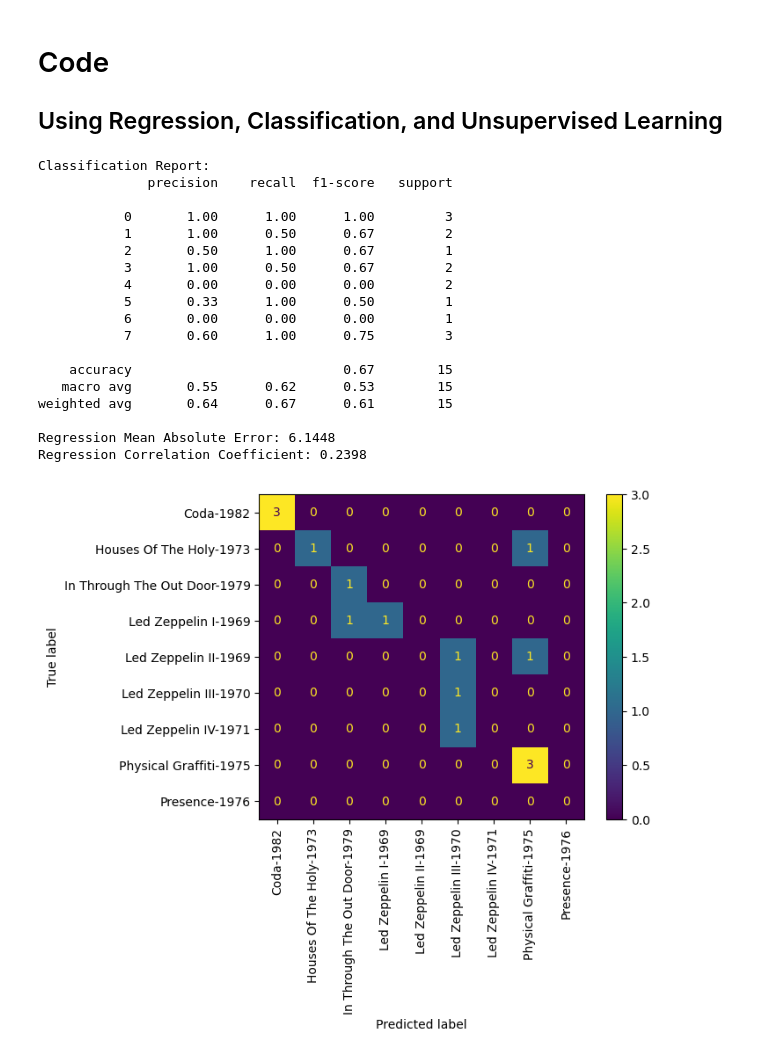
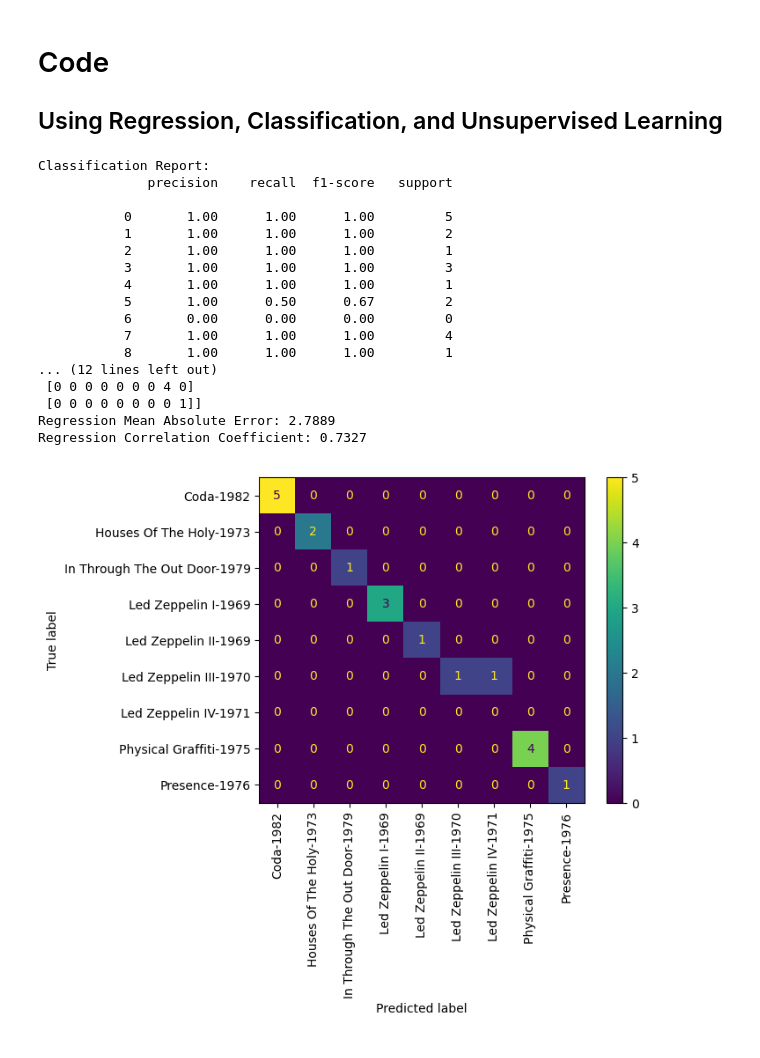
Before and after one commit to Prokope45/CC535-Projects, a Jupyter notebook: Data Science/FinalProject/led_zeppelin_analysis copy.ipynb, the cells around one changed output. Saved outputs shown, nothing was run; the diff lists cells and outputs as text; code cells hidden in the pictures.

Commit message:
Update LedZeppelin.csv file and analysis notebook

```diff
--- a/Data Science/FinalProject/led_zeppelin_analysis copy.ipynb
+++ b/Data Science/FinalProject/led_zeppelin_analysis copy.ipynb
@@ -48,12 +48,27 @@ from sklearn.decomposition import PCA
 import matplotlib.pyplot as plt
 import seaborn
 
-seed = 28
+seed = 42
+test_set_size = 0.25
 
 # Load the dataset
 df = pd.read_csv("LedZeppelin.csv")
 
-# Extract year from the 'Class' column; set as separate column in regression_df
+# Select features for analysis
+selected_features = [
+    "Path", "Class",
+    "Quotation length mean", "Quotation length stddev", "Coleman–Liau index", "Emotion circumplex",
+    "Total number of words", "Word diversity", "Automated readability index",
+    "positive words frequency", "negative words frequency", "happiness words frequency", "happy words frequency",
+    "Soundex diversity", "Soundex homogeneity mean", "Soundex homogeneity StdDev",
+    "Sentence length mean", "Sentiment mean", "Sentiment stddev",
+    "Word homogeneity mean", "Word homogeneity StdDev",
+    "Sentiment skewness", "Sentiment maximum difference", "Sentiment mean difference",
+    "Lemma diversity"
+]
+df = df[selected_features]
+
+# Extract year from the 'Class' column; set as separate column in regression_df for regression model
 regression_df = df
 regression_df["Year"] = df["Class"].str.extract(r'(\d{4})').astype(int)
 
@@ -70,7 +85,7 @@ df = df.drop(["Class", "Path"], axis=1)
 # Classification: Predicting 'Class' (album) from lyrical features
 # Opted to use `train_test_split` to allow for reproducibility
 x_train, x_test, y_train, y_test = train_test_split(
-    df, df["Class_Label"], test_size=0.20, random_state=seed
+    df, df["Class_Label"], test_size=test_set_size, random_state=seed
 )
 
 # Train a Random Forest Classifier
@@ -87,6 +102,7 @@ album_names = label_encoder.inverse_transform(df["Class_Label"].unique())
 
 # Confusion Matrix with album names
 conf_matrix = confusion_matrix(y_test, y_pred, labels=df["Class_Label"].unique())
+
 ConfusionMatrixDisplay(
     confusion_matrix=conf_matrix, display_labels=album_names
 ).plot(xticks_rotation="vertical")
@@ -98,7 +114,7 @@ regression_df = regression_df.drop(["Class", "Path"], axis=1)
 x = regression_df.drop("Year", axis=1)
 
 x_train_reg, x_test_reg, y_train_reg, y_test_reg = train_test_split(
-    x, regression_df["Year"], test_size=0.20, random_state=seed
+    x, regression_df["Year"], test_size=test_set_size, random_state=seed
 )
 
 regressor = LinearRegression()
@@ -165,58 +181,72 @@ plt.grid(True)
 plt.show()
 
 ####################################################################################################################################
-''' Group the data by Year to calculate statistics (mean, std, etc.) '''
+''' Group the data by Year to calculate statistics (mean, & std) '''
 
 # Group key features by year and aggregate mean and standard deviation for each
 lyrics_progression = df.groupby("Year").agg({
     "Word diversity": ["mean", "std"],
     "Sentiment mean": ["mean", "std"],
-    "Sentence length mean": ["mean", "std"]
+    "Sentence length mean": ["mean", "std"],
+    "Quotation length mean": ["mean", "std"],
+    "Word homogeneity mean": ["mean", "std"],
+    "Soundex homogeneity mean": ["mean", "std"],
 }).reset_index()
 
 # Flatten the column names (multi-level index) from the aggregation
 lyrics_progression.columns = [
     "Year",
     "Word Diversity Mean", "Word Diversity Std",
     "Sentiment Mean", "Sentiment Std",
-    "Sentence Length Mean", "Sentence Length Std"
+    "Sentence Length Mean", "Sentence Length Std",
+    "Quotation length mean", "Quotation length stddev",
+    "Word homogeneity mean", "Word homogeneity StdDev",
+    "Soundex homogeneity mean", "Soundex homogeneity StdDev",
 ]
 
 # Plot the progression of lyrics over the years
 plt.figure(figsize=(10, 6))
 seaborn.lineplot(
     data=lyrics_progression, x="Year", y="Word Diversity Mean", label="Word Diversity Mean", color="blue"
 )
 seaborn.lineplot(
     data=lyrics_progression, x="Year", y="Sentiment Mean", label="Sentiment Mean", color="green"
 )
 seaborn.lineplot(
     data=lyrics_progression, x="Year", y="Sentence Length Mean", label="Sentence Length Mean", color="red"
 )
+seaborn.lineplot(
+    data=lyrics_progression, x="Year", y="Quotation length mean", label="Quotation length mean", color="purple"
+)
+seaborn.lineplot(
+    data=lyrics_progression, x="Year", y="Word homogeneity mean", label="Word homogeneity mean", color="cyan"
+)
+seaborn.lineplot(
+    data=lyrics_progression, x="Year", y="Soundex homogeneity mean", label="Soundex homogeneity mean", color="yellow"
+)
 
 plt.title("Progression of Led Zeppelin Lyrics Over the Years")
 plt.xlabel("Year")
 plt.ylabel("Mean Value")
 plt.legend()
 plt.grid(True)
 plt.show()
 # %% [output]
 Classification Report:
               precision    recall  f1-score   support
 
-           0       1.00      1.00      1.00         3
-           1       1.00      0.50      0.67         2
-           2       0.50      1.00      0.67         1
-           3       1.00      0.50      0.67         2
-           4       0.00      0.00      0.00         2
-           5       0.33      1.00      0.50         1
-           6       0.00      0.00      0.00         1
-           7       0.60      1.00      0.75         3
-
-    accuracy                           0.67        15
-   macro avg       0.55      0.62      0.53        15
-weighted avg       0.64      0.67      0.61        15
-
-Regression Mean Absolute Error: 6.1448
-Regression Correlation Coefficient: 0.2398
+           0       1.00      1.00      1.00         5
+           1       1.00      1.00      1.00         2
+           2       1.00      1.00      1.00         1
+           3       1.00      1.00      1.00         3
+           4       1.00      1.00      1.00         1
+           5       1.00      0.50      0.67         2
+           6       0.00      0.00      0.00         0
+           7       1.00      1.00      1.00         4
+           8       1.00      1.00      1.00         1
+... (12 lines left out)
+ [0 0 0 0 0 0 0 4 0]
+ [0 0 0 0 0 0 0 0 1]]
+Regression Mean Absolute Error: 2.7889
+Regression Correlation Coefficient: 0.7327
-[figure, old version]
+[figure, new version]
```
Also changed, not shown: parts of 1 cell of this notebook, 1 other file.
